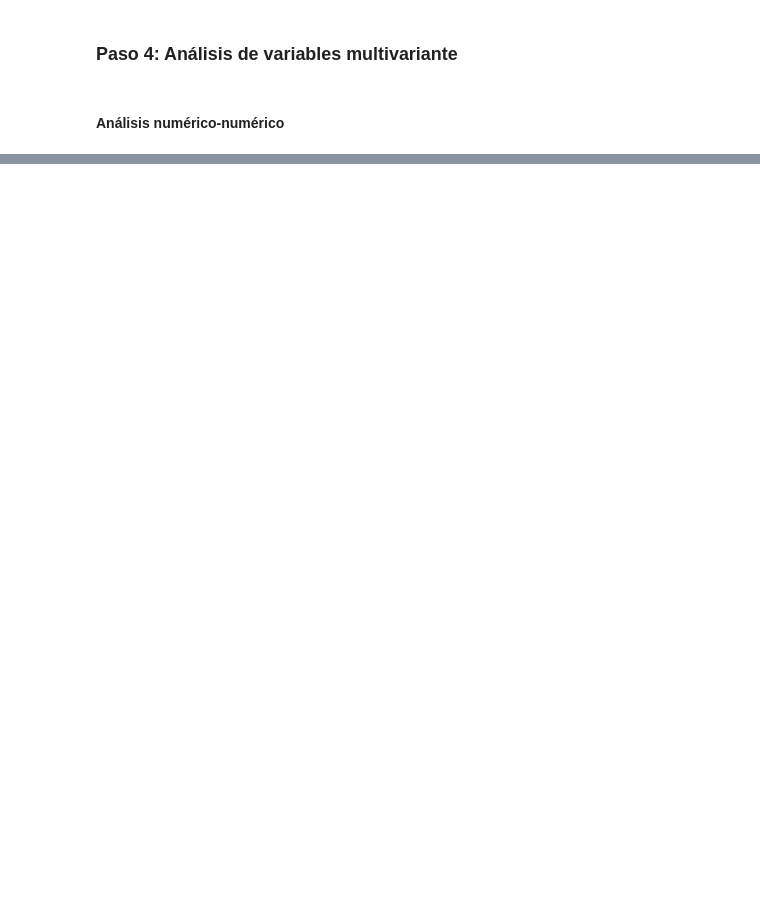
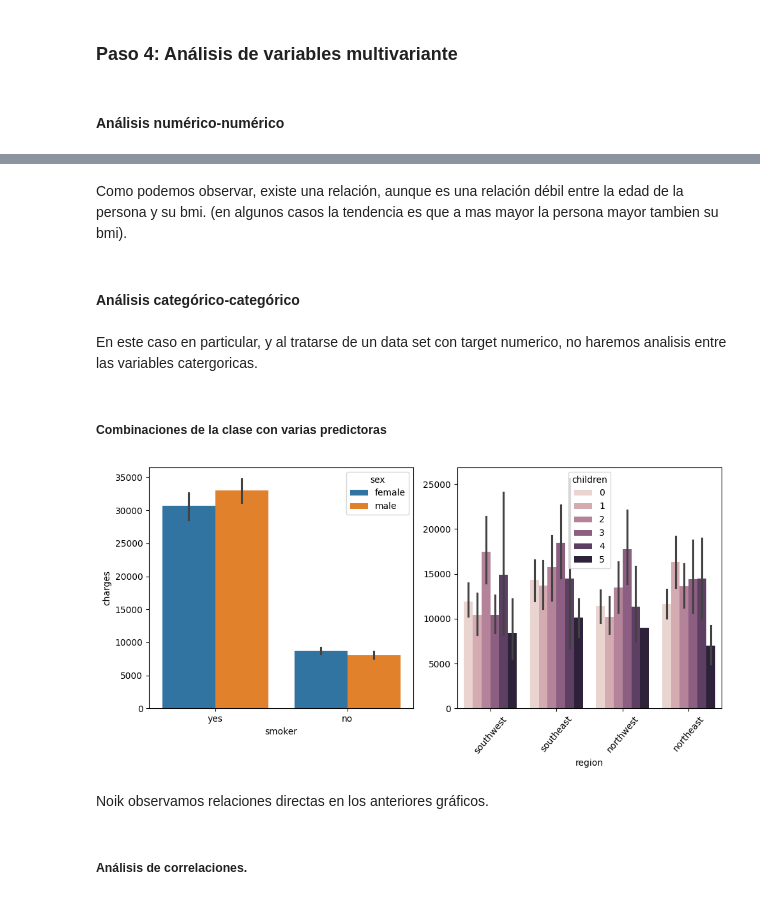
Before and after one commit to Julianmarania/Linear_regression_model_for_machine_learning_Project_14_Julian_Lopez, a Jupyter notebook: src/EDA.ipynb, the cells around one changed output, grey strips where cells are left out. Drawn from its saved outputs; the diff is of its cells as text; code cells hidden in the pictures; blank space fills up the shorter version.

```diff
--- a/src/EDA.ipynb
+++ b/src/EDA.ipynb
@@ -188,0 +233,34 @@ plot_numericas(data_limpia, numericals_variables)
+# %% [markdown]
+Como podemos observar, existe una relación, aunque es una relación débil entre la edad de la persona y su bmi. (en algunos casos la tendencia es que a mas mayor la persona mayor tambien su bmi).
+# %% [markdown]
+#### Análisis categórico-categórico
+# %% [markdown]
+En este caso en particular, y al tratarse de un data set con target numerico, no haremos analisis entre las variables catergoricas.
+# %% [markdown]
+##### Combinaciones de la clase con varias predictoras
+# %%
+fig, axis = plt.subplots(figsize = (10, 5), ncols = 2)
+
+sns.barplot(ax = axis[0], data = data_limpia, x = "smoker", y = 'charges', hue = 'sex')
+
+sns.barplot(ax = axis[1], data = data_limpia, x = "region", y = 'charges', hue = 'children').set(ylabel = None)
+
+# Ajustar etiquetas en el eje x
+x_ticks = axis[1].get_xticklabels()
+
+if len(x_ticks) > 20:
+    # Si hay más de 20 etiquetas, eliminar las etiquetas
+    axis[1].set_xticklabels([])
+else:
+    # Si hay entre 10 y 20 etiquetas, rotarlas
+    for tick in x_ticks:
+        tick.set_rotation(50)
+
+plt.tight_layout()
+plt.show()
+# %% [output]
+[figure, added]
+# %% [markdown]
+Noik observamos relaciones directas en los anteriores gráficos.
+# %% [markdown]
+##### Análisis de correlaciones.
```
Also changed, not shown: parts of 34 cells of this notebook, 20 other files.
